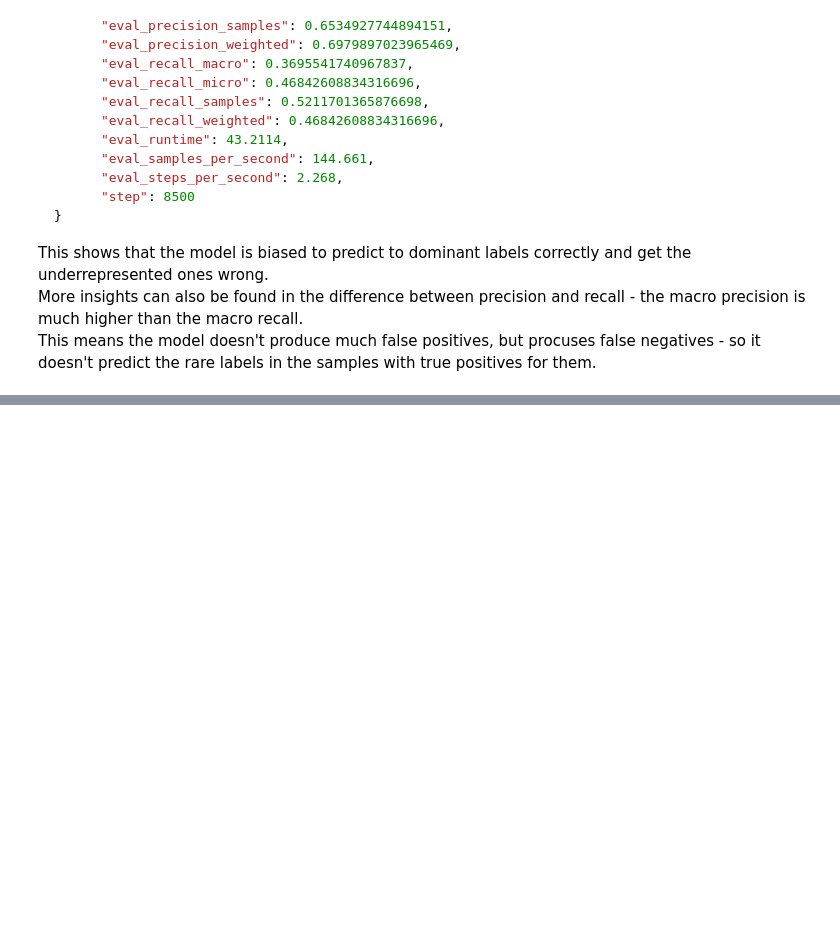
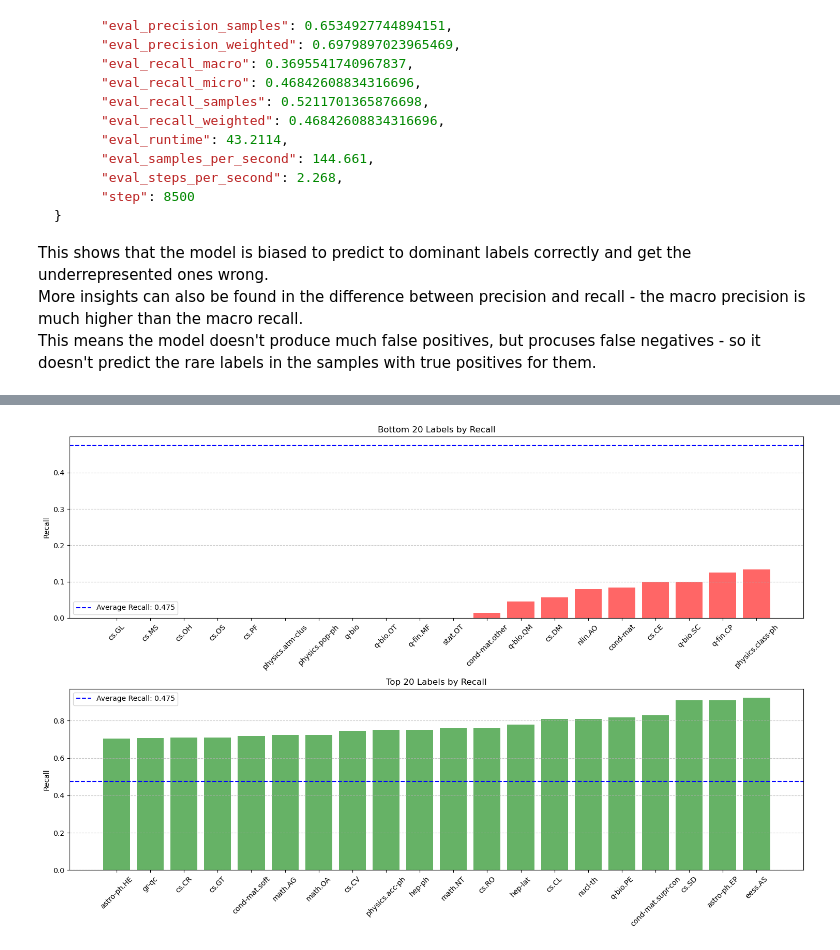
Before and after one commit to borislavab/research-classifier, a Jupyter notebook: research_classifier/analysis/analysis.ipynb, the cells around one changed output, grey strips where cells are left out. Cells and saved outputs as stored; diff of their text form; code cells hidden in the pictures; blank space fills up the shorter version.

```diff
--- a/research_classifier/analysis/analysis.ipynb
+++ b/research_classifier/analysis/analysis.ipynb
@@ -705,0 +808,57 @@ This means the model doesn't produce much false positives, but procuses false ne
+# %%
+labels = sorted(new_category_counts.keys())
+# %%
+import json
+import numpy as np
+with open('../output_final/metrics.json', 'r') as file:
+    metrics = json.load(file)
+
+recall_pairs = []
+for key, value in metrics.items():
+    if key.startswith('eval_recall_'):
+        label_id = int(key.split('_')[-1])
+        recall_pairs.append((label_id, value))
+
+# Sort by recall value
+recall_pairs.sort(key=lambda x: x[1])
+
+# Get bottom and top 20
+bottom_20_recall = recall_pairs[:20]
+top_20_recall = recall_pairs[-20:]
+
+# Create subplots
+fig, (ax1, ax2) = plt.subplots(2, 1, figsize=(15, 10))
+
+# Plot bottom 20
+bottom_recall_label_ids, recalls = zip(*bottom_20_recall)
+bottom_recall_label_ids = [labels[id] for id in bottom_recall_label_ids]
+ax1.bar(range(len(bottom_20_recall)), recalls, color='red', alpha=0.6)
+ax1.set_xticks(range(len(bottom_20_recall)))
+ax1.set_xticklabels(bottom_recall_label_ids, rotation=45)
+ax1.set_title('Bottom 20 Labels by Recall')
+ax1.set_ylabel('Recall')
+ax1.grid(True, axis='y', linestyle='--', alpha=0.7)
+
+# Plot top 20
+top_recall_label_ids, recalls = zip(*top_20_recall)
+ax2.bar(range(len(top_20_recall)), recalls, color='green', alpha=0.6)
+ax2.set_xticks(range(len(top_20_recall)))
+ax2.set_xticklabels([labels[id] for id in top_recall_label_ids], rotation=45)
+ax2.set_title('Top 20 Labels by Recall')
+ax2.set_ylabel('Recall')
+ax2.grid(True, axis='y', linestyle='--', alpha=0.7)
+
+# Add overall average line to both plots
+avg_recall = np.mean([pair[1] for pair in recall_pairs])
+ax1.axhline(y=avg_recall, color='blue', linestyle='--',
+            label=f'Average Recall: {avg_recall:.3f}')
+ax2.axhline(y=avg_recall, color='blue', linestyle='--',
+            label=f'Average Recall: {avg_recall:.3f}')
+
+ax1.legend()
+ax2.legend()
+
+plt.tight_layout()
+plt.show()
+# %% [output]
+[figure, added]
```
Also changed, not shown: parts of 15 cells of this notebook, 2 other files.
